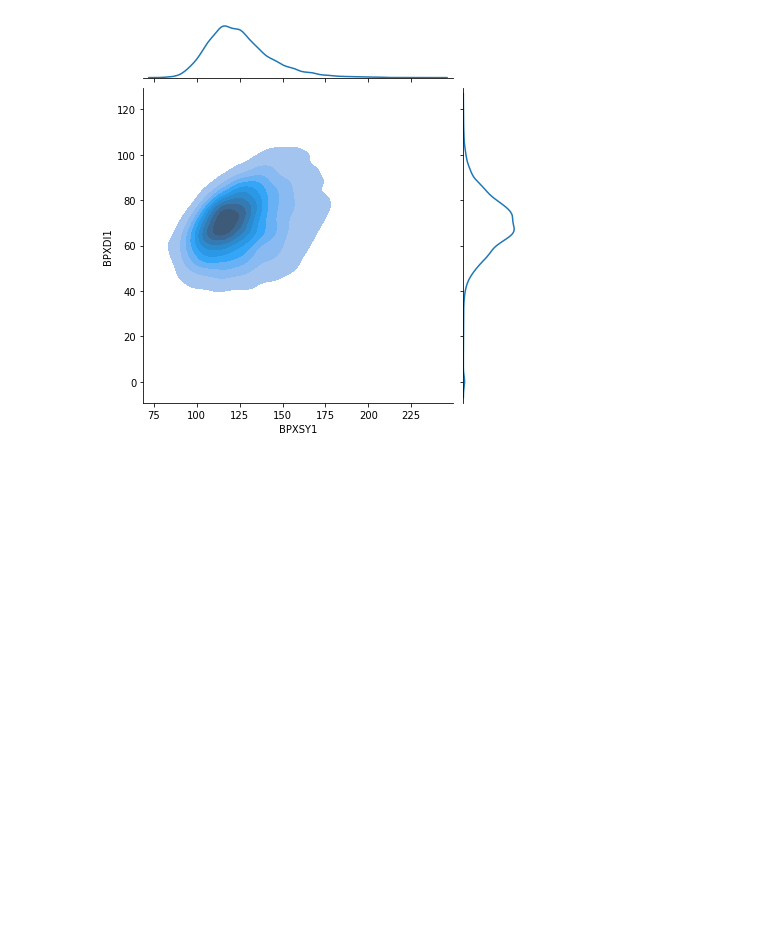
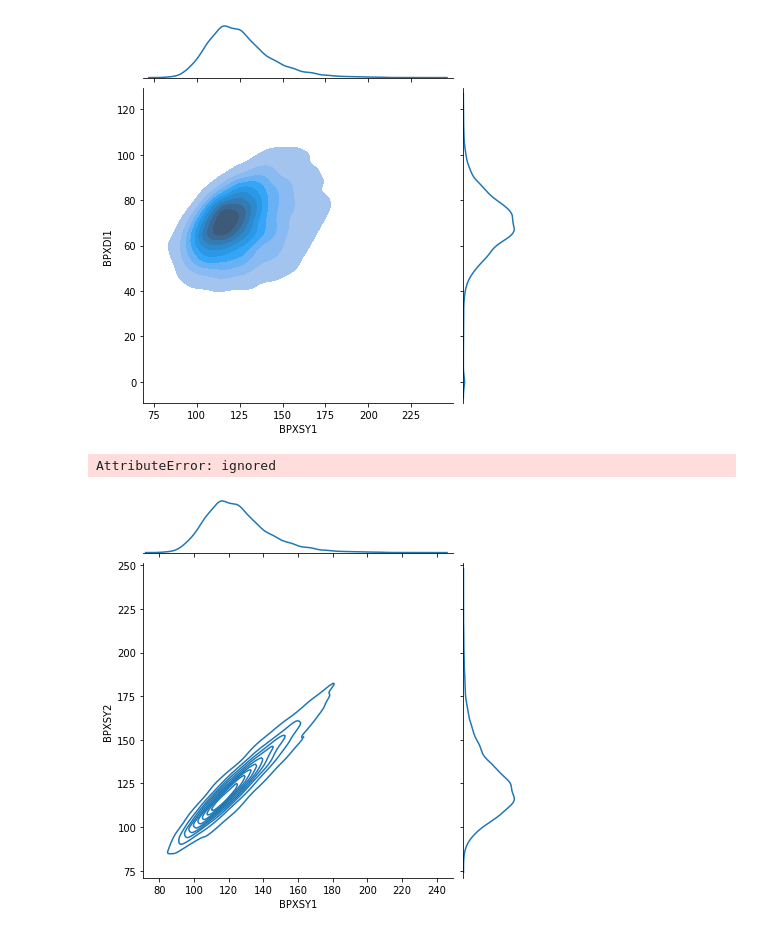
Before and after one commit to Gokulvasan-V/Coursera_practice, a Jupyter notebook: nhanes_multivariate_analyses.ipynb, the cells around one changed output. Cells and saved outputs as stored; diff of their text form; code cells hidden in the pictures; blank space fills up the shorter version.

```diff
--- a/nhanes_multivariate_analyses.ipynb
+++ b/nhanes_multivariate_analyses.ipynb
@@ -48,3 +50,9 @@ sns.jointplot(x="BPXSY1", y="BPXDI1", kind='kde', data=da, shade=True )
 # %% [output]
 <seaborn.axisgrid.JointGrid at 0x...>
 [figure]
+# %%
+#ignore deprecation warning message
+jp = sns.jointplot(x="BPXSY1", y="BPXSY2", kind='kde', data=da).annotate(stats.pearsonr)
+# %% [output]
+AttributeError: ignored
+[figure, added]
```
Also changed, not shown: parts of 16 cells of this notebook.
